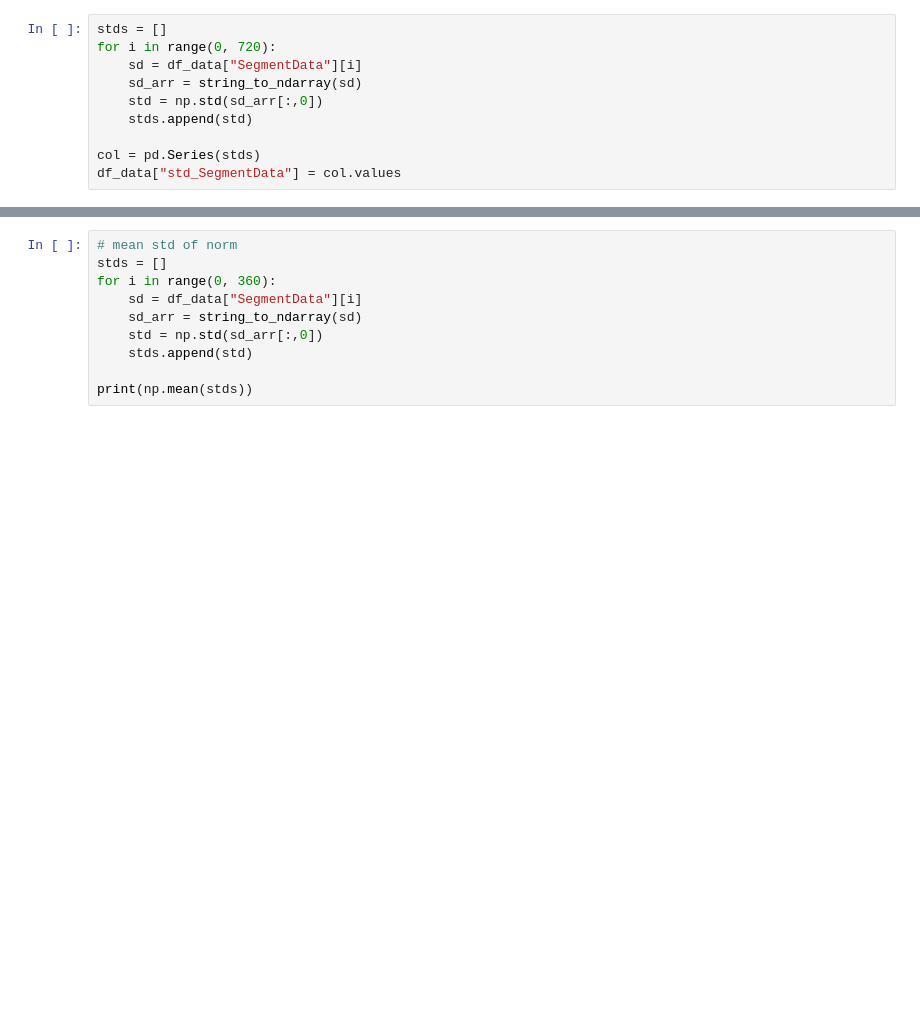
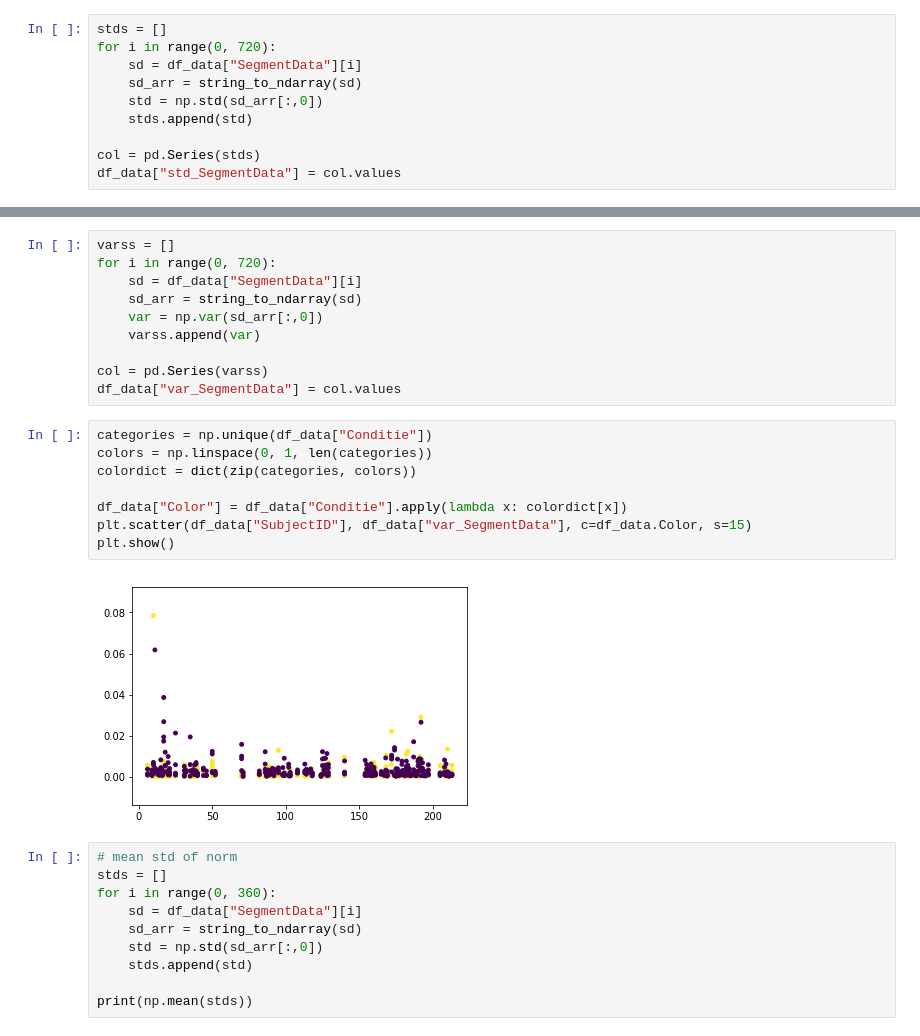
Before and after one commit to VivienvV/fallrisk, a Jupyter notebook: Machine_learning/s_standardDeviation.ipynb, the cells around one changed output, grey strips where cells are left out. Saved outputs shown, nothing was run; the diff lists cells and outputs as text; blank space fills up the shorter version.

```diff
--- a/Machine_learning/s_standardDeviation.ipynb
+++ b/Machine_learning/s_standardDeviation.ipynb
@@ -57,3 +53,23 @@ df_data.to_csv(path_or_buf="../Data/preprocessed_incl_std.csv")
+# %%
+varss = []
+for i in range(0, 720):
+    sd = df_data["SegmentData"][i]
+    sd_arr = string_to_ndarray(sd)
+    var = np.var(sd_arr[:,0])
+    varss.append(var)
+
+col = pd.Series(varss)
+df_data["var_SegmentData"] = col.values
+# %%
+categories = np.unique(df_data["Conditie"])
+colors = np.linspace(0, 1, len(categories))
+colordict = dict(zip(categories, colors))
+
+df_data["Color"] = df_data["Conditie"].apply(lambda x: colordict[x])
+plt.scatter(df_data["SubjectID"], df_data["var_SegmentData"], c=df_data.Color, s=15)
+plt.show()
+# %% [output]
+[figure, added]
 # %%
 # mean std of norm
 stds = []
```
Also changed, not shown: parts of 6 cells of this notebook.
